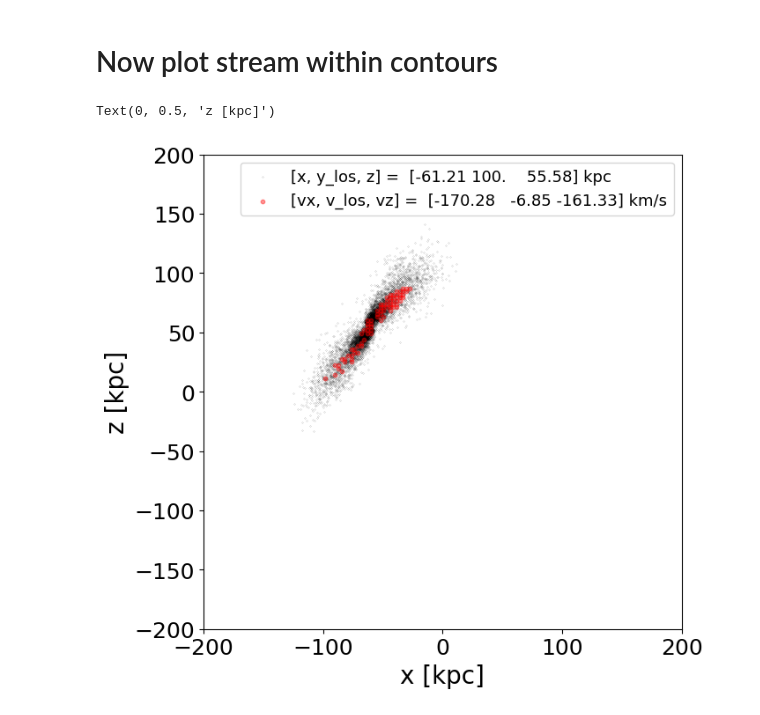
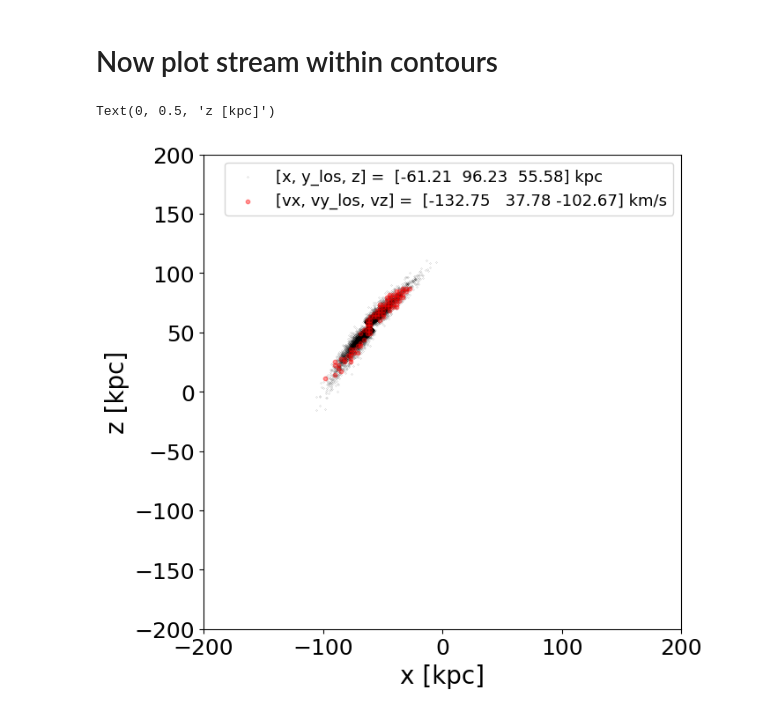
Before and after one commit to sapearson/PUk2025, a Jupyter notebook: PUK_CenA_Example.ipynb, the cells around one changed output. Cells and saved outputs as stored; diff of their text form; code cells hidden in the pictures.

Commit message:
Correction the MLE plot from stream

```diff
--- a/PUK_CenA_Example.ipynb
+++ b/PUK_CenA_Example.ipynb
@@ -1019,7 +1043,7 @@ prior.add_parameter('log10_m_halo', dist=( 11.0,13.0))
 prior.add_parameter('r_s', dist=( 5.,15.))
 prior.add_parameter('gamma', dist=( 0.,2.)) #fixed within this range
 prior.add_parameter('beta', dist=( 2.,4.)) #fixed within this range
-prior.add_parameter('t_age', dist=( 1_000.,4_500.))
+prior.add_parameter('t_age', dist=( 2_000.,5_500.))
 
 
 
@@ -1067,15 +1203,34 @@ smooth=1.);
 # %% [markdown]
 # Now plot stream within contours
+# %%
+## Find best fit
+
+best_idx = np.argmax(log_l)  # Index of the highest log-likelihood
+best_params = points[best_idx]
+# %%
+#change below from countours above
+y_prog_fit = best_params[0]#50 # kpc
+speed_fit = best_params[1]# 0.16
+vel_theta_fit =best_params[2]# 2.4
+vel_phi_fit=best_params[3]#2.5
+log10_M_prog_fit= best_params[4]#9
+log10_m_halo_fit = best_params[5]
+r_s_fit = best_params[6]
+gamma_fit =best_params[7]
+beta_fit =best_params[8]
+t_age_fit = best_params[9]
 # %%
-y_prog_fit = 100 # kpc
-speed_fit = 0.24
-vel_theta_fit = 1.6
-vel_phi_fit=3.9
-log10_M_prog_fit=7.5
 
-stream_prog1 = dict(x_prog=x_prog,y_prog=y_prog_fit ,z_prog=z_prog,speed=speed_fit,vel_theta=vel_theta_fit,vel_phi=vel_phi_fit, log10_M_prog=log10_M_prog_fit,
-                        log10_m_disk=jnp.log10(5e10), a_disk=3.0,b_disk=0.2,log10_m_halo=12.0,r_s=10.0,gamma=0.8853,beta=3.674,
-                         t_age=3500., N_arm=4_000) #4_000
+
+# stream_prog1 = dict(x_prog=x_prog,y_prog=y_prog_fit ,z_prog=z_prog,speed=speed_fit,vel_theta=vel_theta_fit,vel_phi=vel_phi_fit, log10_M_prog=log10_M_prog_fit,
+#                         log10_m_disk=jnp.log10(5e10), a_disk=3.0,b_disk=0.2,log10_m_halo=12.0,r_s=10.0,gamma=0.8853,beta=3.674,
+#                          t_age=3500., N_arm=4_000) #4_000
+
+stream_prog1 = dict(x_prog=x_prog,y_prog=y_prog_fit,z_prog=z_prog,speed=speed_fit ,vel_theta=vel_theta_fit,\
+                          vel_phi=vel_phi_fit, log10_M_prog=log10_M_prog_fit,
+                        log10_m_disk=jnp.log10(5e10), a_disk=3.0,b_disk=0.2,log10_m_halo=log10_m_halo_fit,r_s=r_s_fit,gamma=gamma_fit,\
+                          beta=beta_fit,#3.674,
+                         t_age=t_age_fit, N_arm=4_000) #4_000
 # %%
 stream_dict = gen_stream(**stream_prog1)
 # %%
@@ -1089,17 +1244,17 @@ pos_today_fit = np.array([x_prog,y_prog_fit, z_prog  ])
 # %%
 plt.figure(figsize=(7,7))
 plt.scatter(stream_dict['stream'][:,0],stream_dict['stream'][:,2],s=0.006,color='k',label='[x, y_los, z] =  '+ str(np.round(pos_today_fit,2)) + ' kpc')
 #plt.scatter(outer_stream_NFW[:,0],outer_stream_NFW[:,2],s=.5)
 #plt.hist2d(pos[:,0], pos[:,1], bins=np.linspace(-300,300,800),  cmap = histcolor,norm=LogNorm());
 #plt.scatter(x_center_outer1,y_center_outer1, marker='*', s=100, color=color_prog[0], alpha=1, label ='vr = ' + str(np.round(binned_velocities_o1[prog_outer1_index],1)) + ' km/s')
 #plt.scatter(dat_inner[:,0], dat_inner[:,1], s=2, alpha = 0.4)
-plt.scatter(dat_x, dat_z, s=10, alpha = 0.4, color='red' , label='[vx, v_los, vz] =  '+ str(np.round(velocity_today*(u.kpc/u.Myr).to(u.km/u.s),2) )+ ' km/s')
+plt.scatter(dat_x, dat_z, s=10, alpha = 0.4, color='red' , label='[vx, vy_los, vz] =  '+ str(np.round(velocity_today*(u.kpc/u.Myr).to(u.km/u.s),2) )+ ' km/s')
 plt.xlim([-200,200])
 plt.ylim([-200,200])
 plt.xlabel('x [kpc]')
 plt.legend(fontsize=13)
 plt.ylabel('z [kpc]')
 #plt.savefig()
 # %% [output]
 Text(0, 0.5, 'z [kpc]')
-[figure, old version]
+[figure, new version]
```
Also changed, not shown: parts of 30 cells of this notebook.
